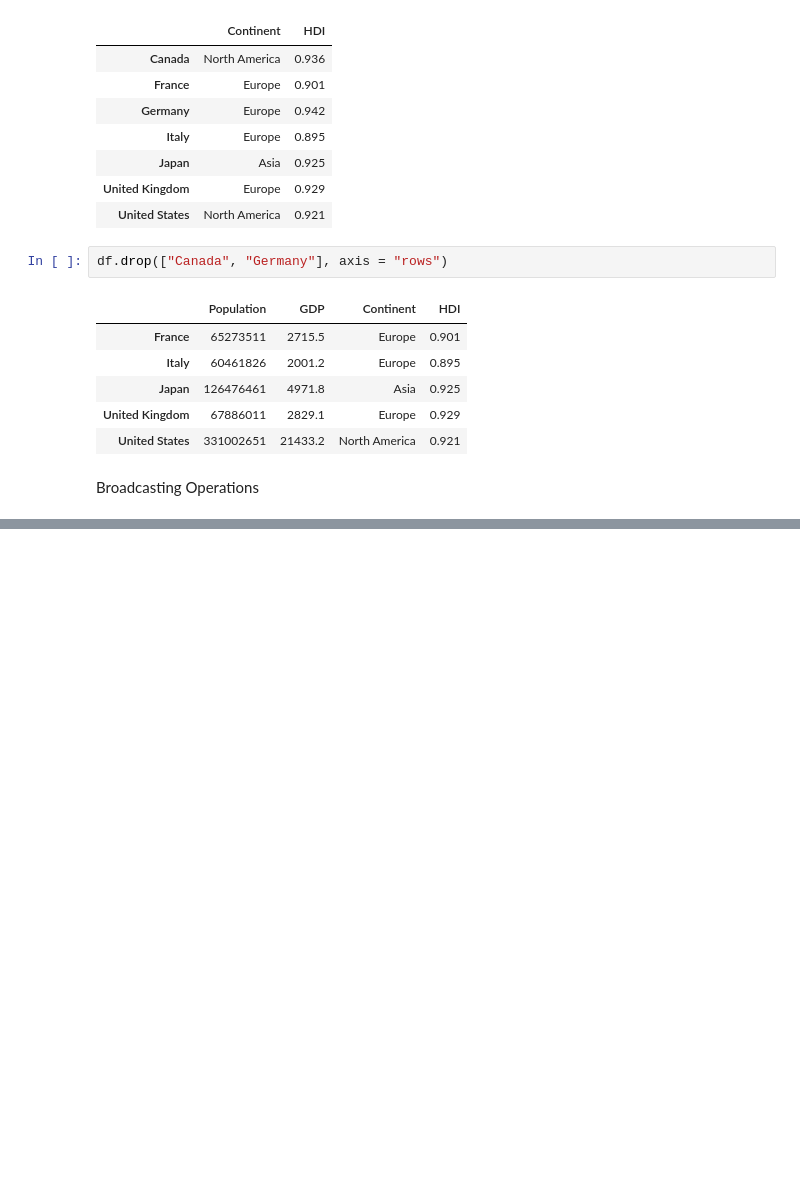
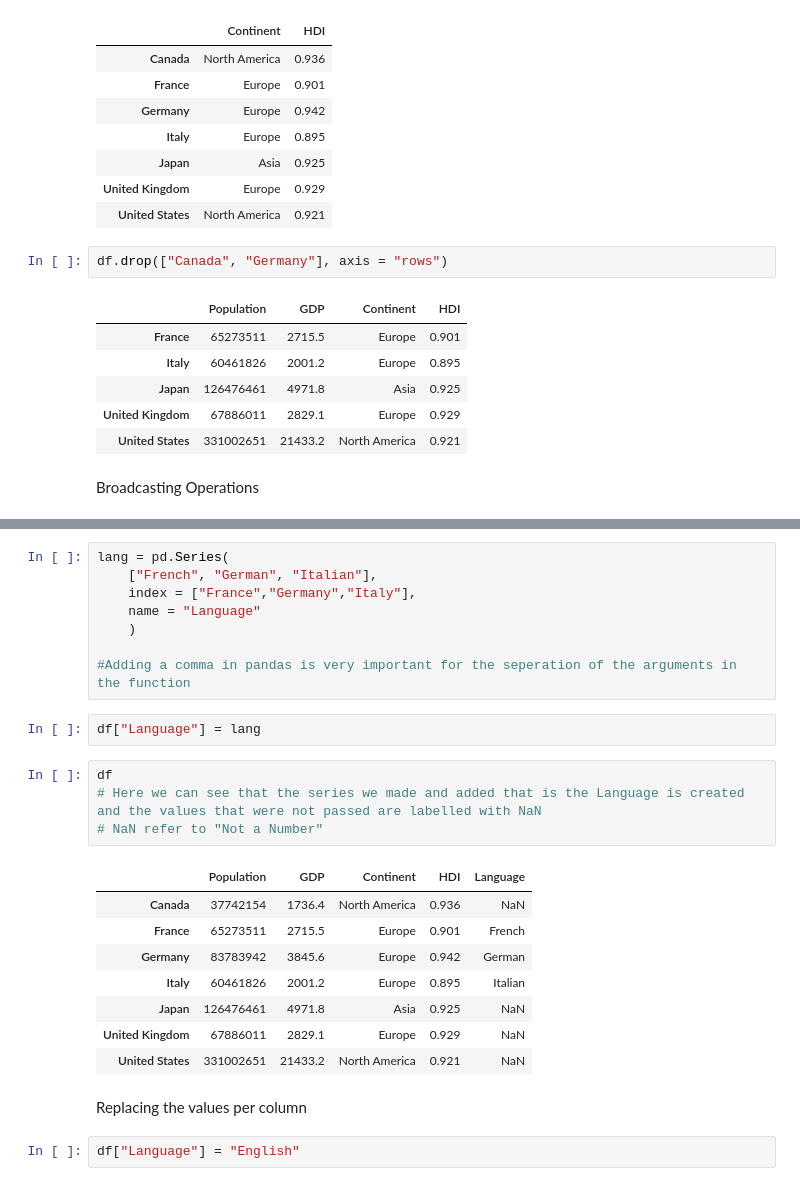
Before and after one commit to pasangyalzen/freecodecamp-data-notes, a Jupyter notebook: pandas_practise.ipynb, the cells around one changed output, grey strips where cells are left out. Saved outputs shown, nothing was run; the diff lists cells and outputs as text; blank space fills up the shorter version.

Commit message:
add: extended lesson on pandas dataframe

```diff
--- a/pandas_practise.ipynb
+++ b/pandas_practise.ipynb
@@ -994,0 +1065,27 @@ Broadcasting Operations
+# %%
+lang = pd.Series(
+    ["French", "German", "Italian"],
+    index = ["France","Germany","Italy"],
+    name = "Language"
+    )
+
+#Adding a comma in pandas is very important for the seperation of the arguments in the function
+# %%
+df["Language"] = lang
+# %%
+df
+# Here we can see that the series we made and added that is the Language is created and the values that were not passed are labelled with NaN
+# NaN refer to "Not a Number"
+# %% [output]
+|  | Population | GDP | Continent | HDI | Language |
+| Canada | 37742154 | 1736.4 | North America | 0.936 | NaN |
+| France | 65273511 | 2715.5 | Europe | 0.901 | French |
+| Germany | 83783942 | 3845.6 | Europe | 0.942 | German |
+| Italy | 60461826 | 2001.2 | Europe | 0.895 | Italian |
+| Japan | 126476461 | 4971.8 | Asia | 0.925 | NaN |
+| United Kingdom | 67886011 | 2829.1 | Europe | 0.929 | NaN |
+| United States | 331002651 | 21433.2 | North America | 0.921 | NaN |
+# %% [markdown]
+Replacing the values per column
+# %%
+df["Language"] = "English"
```
Also changed, not shown: parts of 34 cells of this notebook.
